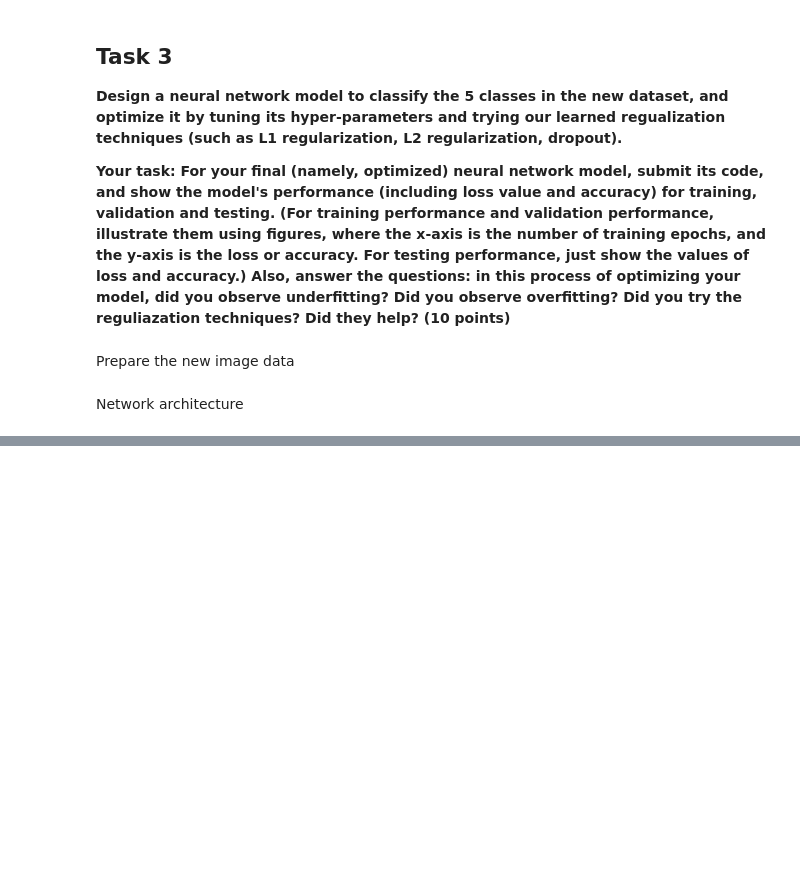
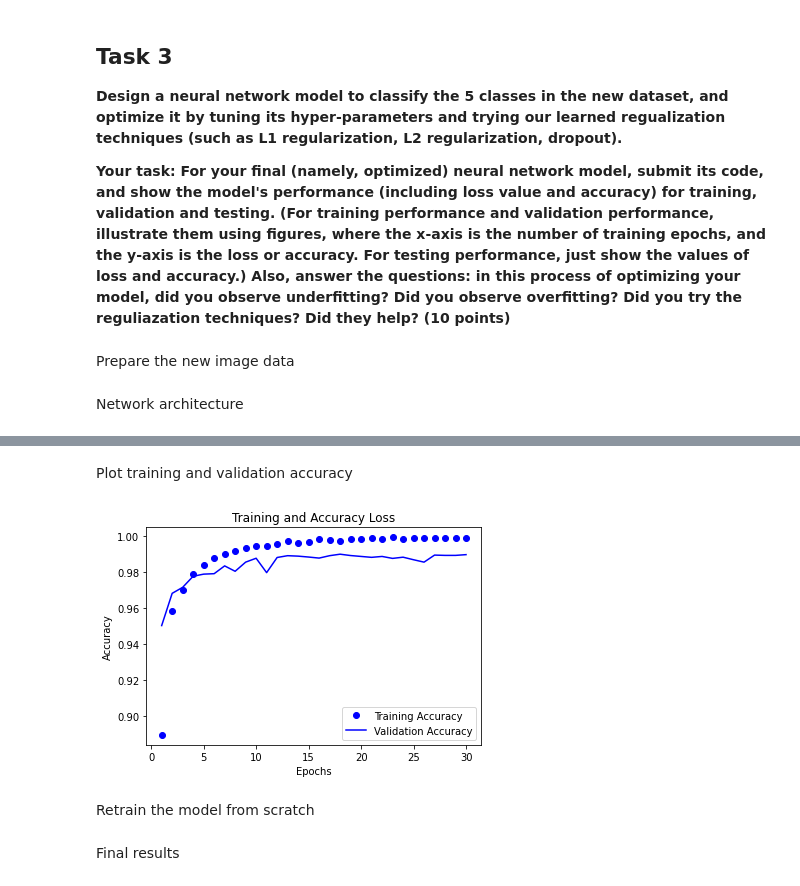
Before and after one commit to diegosol127/CSCE-636-Deep-Learning, a Jupyter notebook: Homework/CSCE_636_HW03_Sol.ipynb, the cells around one changed output, grey strips where cells are left out. Drawn from its saved outputs; the diff is of its cells as text; code cells hidden in the pictures; blank space fills up the shorter version.

Commit message:
HW03 baseline model fit Task 3

```diff
--- a/Homework/CSCE_636_HW03_Sol.ipynb
+++ b/Homework/CSCE_636_HW03_Sol.ipynb
@@ -185,0 +216,18 @@ dict_keys(['loss', 'accuracy', 'val_loss', 'val_accuracy'])
+# %% [markdown]
+Plot training and validation accuracy
+# %%
+# create figure for training data
+fig4, ax4 = plt.subplots()
+
+# plot
+ax4.plot(epochs, train_acc_values, "bo", label="Training Accuracy")
+ax4.plot(epochs, val_acc_values, "b", label="Validation Accuracy")
+ax4.set_title("Training and Accuracy Loss")
+ax4.set_xlabel("Epochs")
+ax4.set_ylabel("Accuracy")
+ax4.legend()
+plt.show()
+# %% [output]
+[figure, added]
+# %% [markdown]
+Retrain the model from scratch
@@ -185,0 +257,2 @@ dict_keys(['loss', 'accuracy', 'val_loss', 'val_accuracy'])
+# %% [markdown]
+Final results
```
Also changed, not shown: parts of 12 cells of this notebook.
